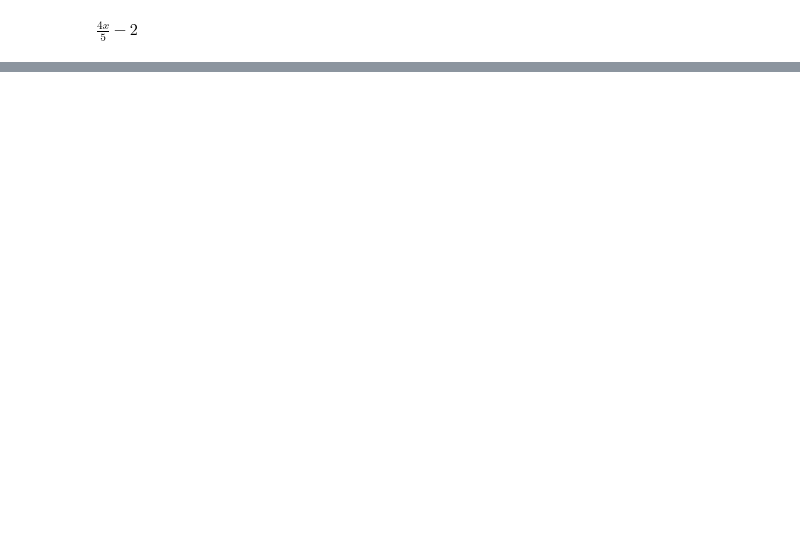
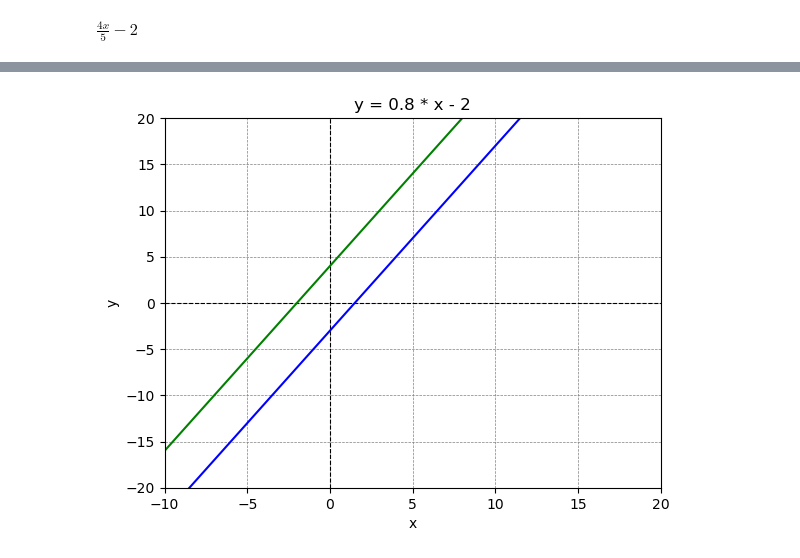
Before and after one commit to pythonai170624/10.03.2025, a Jupyter notebook: math_lesson1.ipynb, the cells around one changed output, grey strips where cells are left out. Cells and saved outputs as stored; diff of their text form; code cells hidden in the pictures; blank space fills up the shorter version.

```diff
--- a/math_lesson1.ipynb
+++ b/math_lesson1.ipynb
@@ -54,0 +143,33 @@ $\displaystyle \frac{4 x}{5} - 2$
+# %%
+def linear_function1(x):
+    # 5x + 3y = 13
+    return 2 * x + 4
+
+def linear_function2(x):
+    # 4x - 2y = 6
+    return 2 * x - 3
+
+'''
+x + y = 12
+x - y = 4
+'''
+# y = x * 2
+x_values = np.linspace(-100, 200, 50)
+y_values1 = linear_function1(x_values)
+y_values2 = linear_function2(x_values)
+plt.axhline(0, color='black', linewidth=0.8, linestyle="--")  # x-axis
+plt.axvline(0, color='black', linewidth=0.8, linestyle="--")  # y-axis
+plt.plot(x_values, y_values1, color="green")
+plt.plot(x_values, y_values2, color="blue")
+
+plt.title("y = 0.8 * x - 2")
+plt.xlabel("x")
+plt.ylabel("y")
+plt.xlim(-10, 20)
+plt.ylim(-20, 20)
+plt.grid(color='gray', linestyle='--', linewidth=0.5)
+#plt.xticks([-15, -12, -5, 0, 5, 7, 12, 14])
+
+plt.show()
+# %% [output]
+[figure, added]
```
Also changed, not shown: parts of 4 cells of this notebook.
